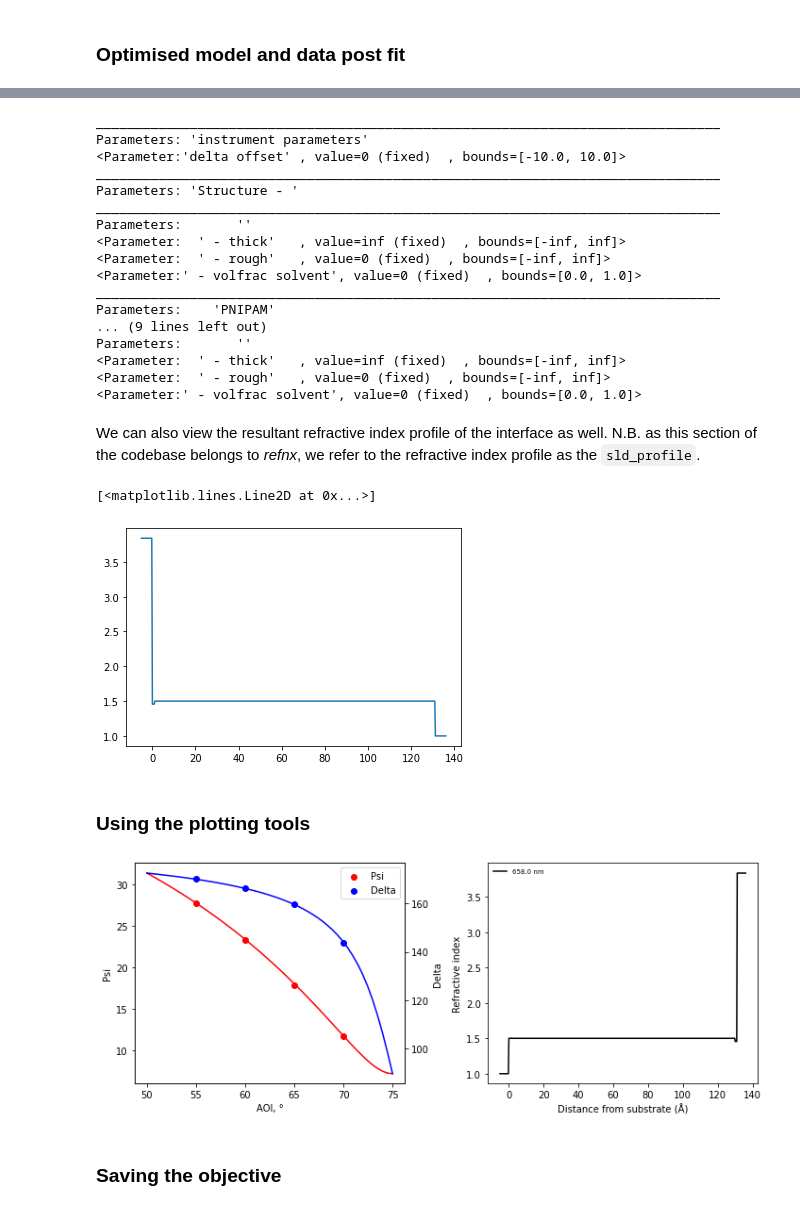
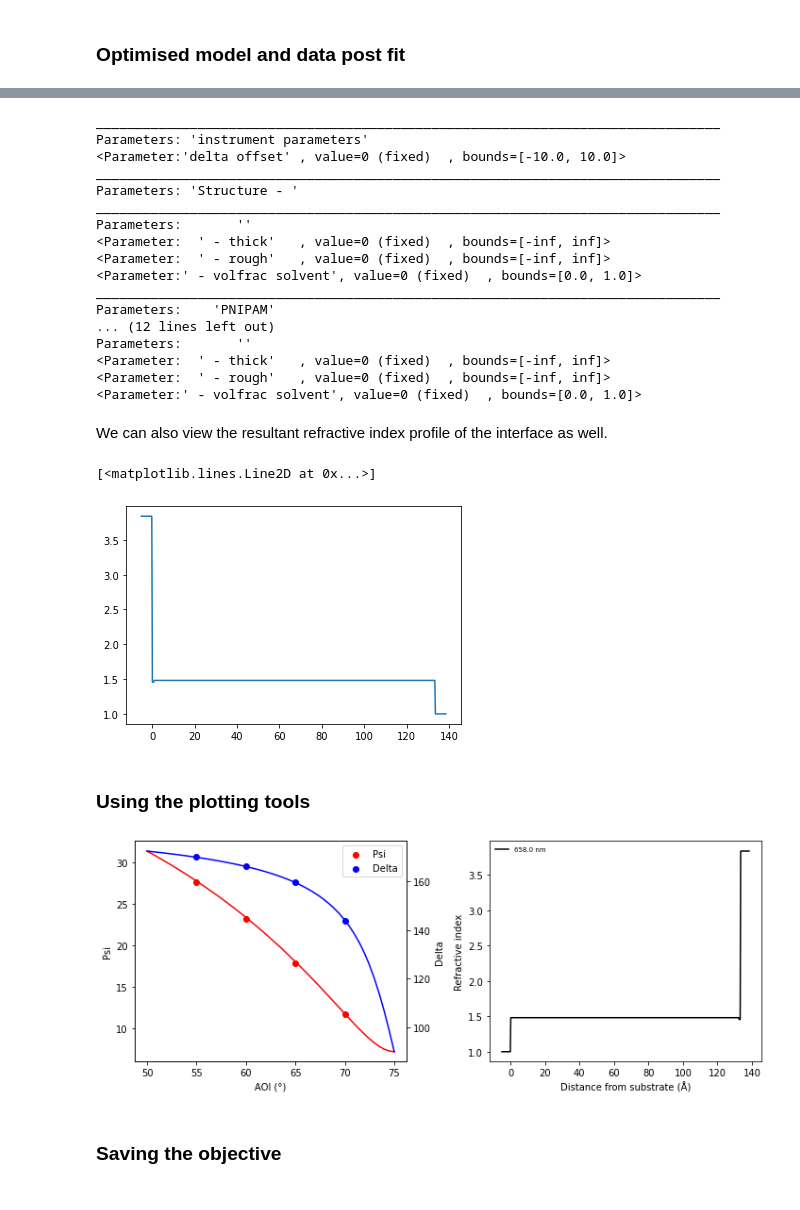
Before and after one commit to refnx/refellips, a Jupyter notebook: docs/getting_started.ipynb, the cells around one changed output, grey strips where cells are left out. Cells and saved outputs as stored; diff of their text form; code cells hidden in the pictures.

```diff
--- a/docs/getting_started.ipynb
+++ b/docs/getting_started.ipynb
@@ -55,7 +63,7 @@ Alternatively, users can simply provide the Cauchy parameters ($a$, $b$, $c$) fo
 # %%
-si     = RI(pjoin(pth, 'materials/silicon.csv'))
-sio2   = RI(pjoin(pth, 'materials/silica.csv'))
-PNIPAM = RI(pjoin(pth, 'materials/pnipam.csv'))
+si     = load_material("silicon")
+sio2   = RI([1.4563, 0])
+PNIPAM = Cauchy(1.47, 0.00495)
 air    = RI(pjoin(pth, 'materials/air.csv'))
 # %% [markdown]
 Now we have defined the refractive indices of our layers, we can create a `Slab` object for each interfacial layer.
@@ -79,5 +87,5 @@ We now create the `Structure` by assembling the `Component` objects. Our structu
 # %%
-structure = air(np.inf) | polymer_layer | silica_layer | si(np.inf)
+structure = air() | polymer_layer | silica_layer | si()
 # %% [markdown]
 Finally, we can create our model. A wavelength must be provided here, however, if your ellipsometry dataset contains a wavelength that will be automatically used. We have the option to define the `DeltaOffset` parameter here.
 # %%
@@ -153,7 +141,6 @@ plt.show()
 # %%
 for i, x in enumerate(objective.model.parameters):
     print(x)
-# print(objective)
 # %% [output]
 ________________________________________________________________________________
 Parameters: 'instrument parameters'
@@ -162,24 +149,24 @@ ________________________________________________________________________________
 Parameters: 'Structure - '
 ________________________________________________________________________________
 Parameters:       ''
-<Parameter:  ' - thick'   , value=inf (fixed)  , bounds=[-inf, inf]>
+<Parameter:  ' - thick'   , value=0 (fixed)  , bounds=[-inf, inf]>
 <Parameter:  ' - rough'   , value=0 (fixed)  , bounds=[-inf, inf]>
 <Parameter:' - volfrac solvent', value=0 (fixed)  , bounds=[0.0, 1.0]>
 ________________________________________________________________________________
 Parameters:    'PNIPAM'
-... (9 lines left out)
+... (12 lines left out)
 Parameters:       ''
-<Parameter:  ' - thick'   , value=inf (fixed)  , bounds=[-inf, inf]>
+<Parameter:  ' - thick'   , value=0 (fixed)  , bounds=[-inf, inf]>
 <Parameter:  ' - rough'   , value=0 (fixed)  , bounds=[-inf, inf]>
 <Parameter:' - volfrac solvent', value=0 (fixed)  , bounds=[0.0, 1.0]>
 # %% [markdown]
-We can also view the resultant refractive index profile of the interface as well. N.B. as this section of the codebase belongs to *refnx*, we refer to the refractive index profile as the `sld_profile`.
+We can also view the resultant refractive index profile of the interface as well.
 # %%
 structure.reverse_structure = True
-plt.plot(*structure.sld_profile())
+plt.plot(*structure.ri_profile())
 # %% [output]
 [<matplotlib.lines.Line2D at 0x...>]
-[figure, old version]
+[figure, new version]
 # %% [markdown]
 ### Using the plotting tools
 # %%
@@ -193,7 +180,7 @@ plot_structure(ax[1], objective=objective)
 
 fig.tight_layout()
 # %% [output]
-[figure, old version]
+[figure, new version]
 # %% [markdown]
 ### Saving the objective
 # %% [markdown]
```
Also changed, not shown: parts of 8 cells of this notebook.
